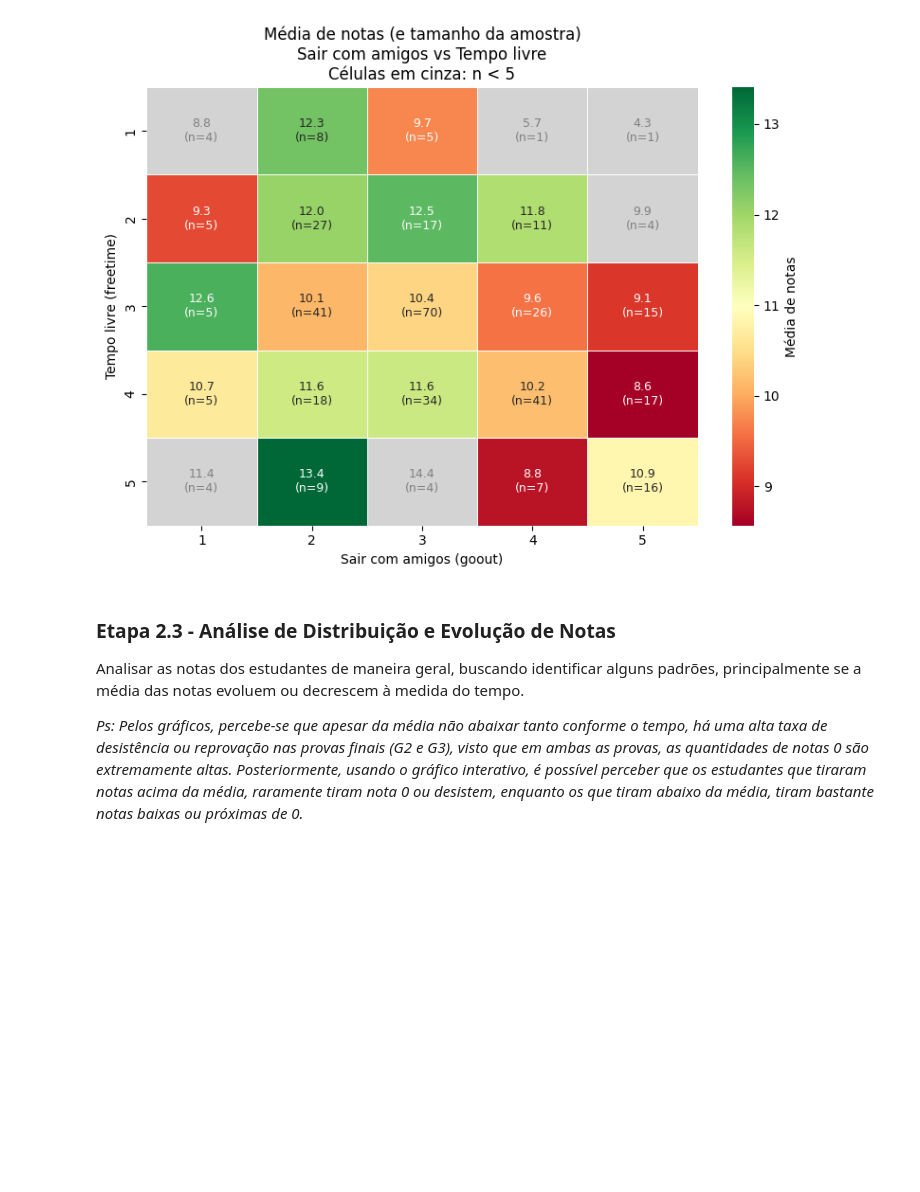
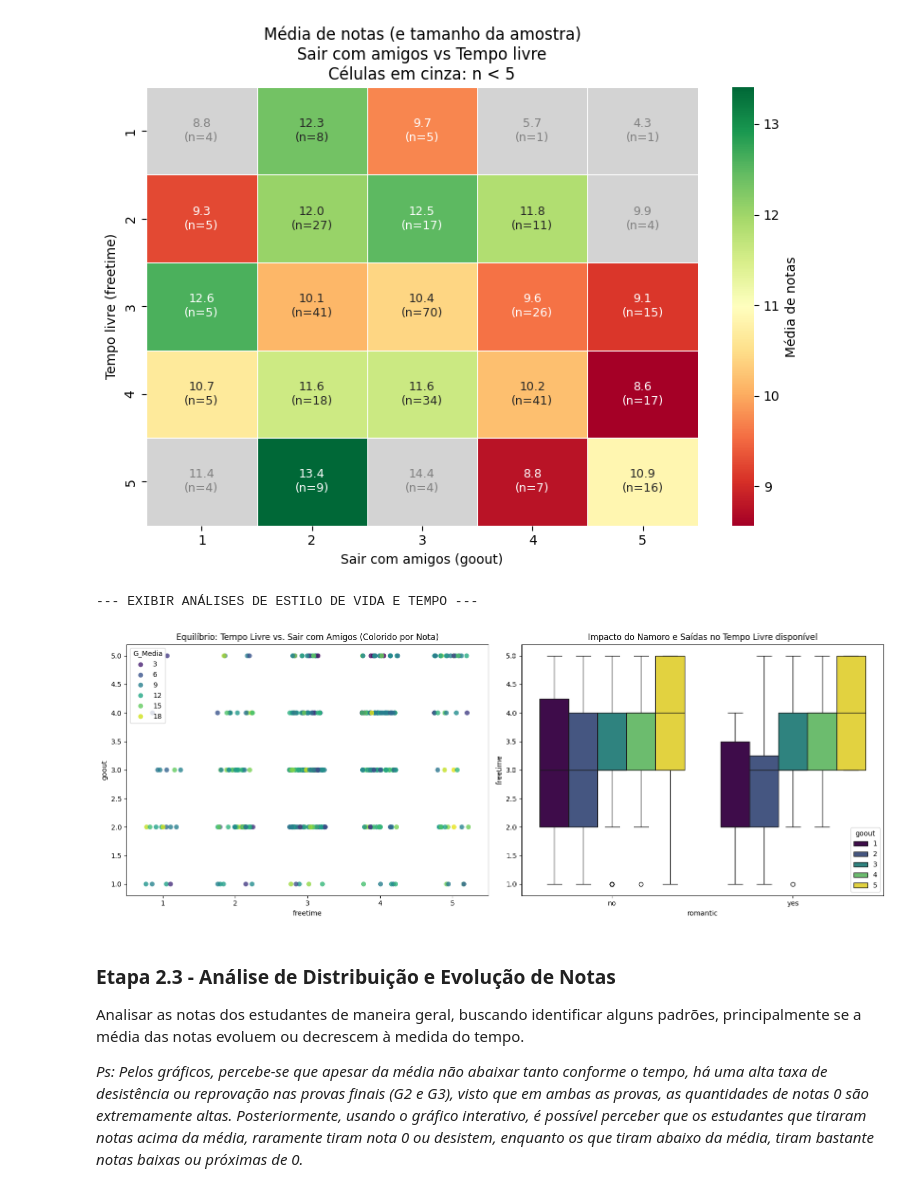
Before and after one commit to felipekenjidev/performance-estudantes, a Jupyter notebook: miniprojetods_performance_estudantes.ipynb, the cells around one changed output. Cells and saved outputs as stored; diff of their text form; code cells hidden in the pictures; blank space fills up the shorter version.

```diff
--- a/miniprojetods_performance_estudantes.ipynb
+++ b/miniprojetods_performance_estudantes.ipynb
@@ -849,6 +849,26 @@ plt.tight_layout()
 plt.show()
 # %% [output]
 [figure]
+# %%
+# Exibir Resultados de Análises de Estilo de Vida e Tempo
+print("--- EXIBIR ANÁLISES DE ESTILO DE VIDA E TEMPO ---")
+
+fig, axes = plt.subplots(1, 2, figsize=(16, 6))
+
+# Scatter Plot com Jitter / Boxplot de goout vs freetime colorido pela Nota Média
+sns.stripplot(data=df, x='freetime', y='goout', hue='G_Media', palette='viridis', # Changed palette to viridis
+              jitter=0.25, size=7, alpha=0.8, ax=axes[0])
+axes[0].set_title('Equilíbrio: Tempo Livre vs. Sair com Amigos (Colorido por Nota)')
+
+# Impacto de Relacionamento Amoroso e Saídas no Tempo Livre e Notas
+sns.boxplot(data=df, x='romantic', y='freetime', hue='goout', palette='viridis', ax=axes[1]) # Changed palette to viridis
+axes[1].set_title('Impacto do Namoro e Saídas no Tempo Livre disponível')
+
+plt.tight_layout()
+plt.show()
+# %% [output]
+--- EXIBIR ANÁLISES DE ESTILO DE VIDA E TEMPO ---
+[figure, added]
 # %% [markdown]
 ### **Etapa 2.3 - Análise de Distribuição e Evolução de Notas**
 Analisar as notas dos estudantes de maneira geral, buscando identificar alguns padrões, principalmente se a média das notas evoluem ou decrescem à medida do tempo.
```
Also changed, not shown: parts of 3 cells of this notebook.
